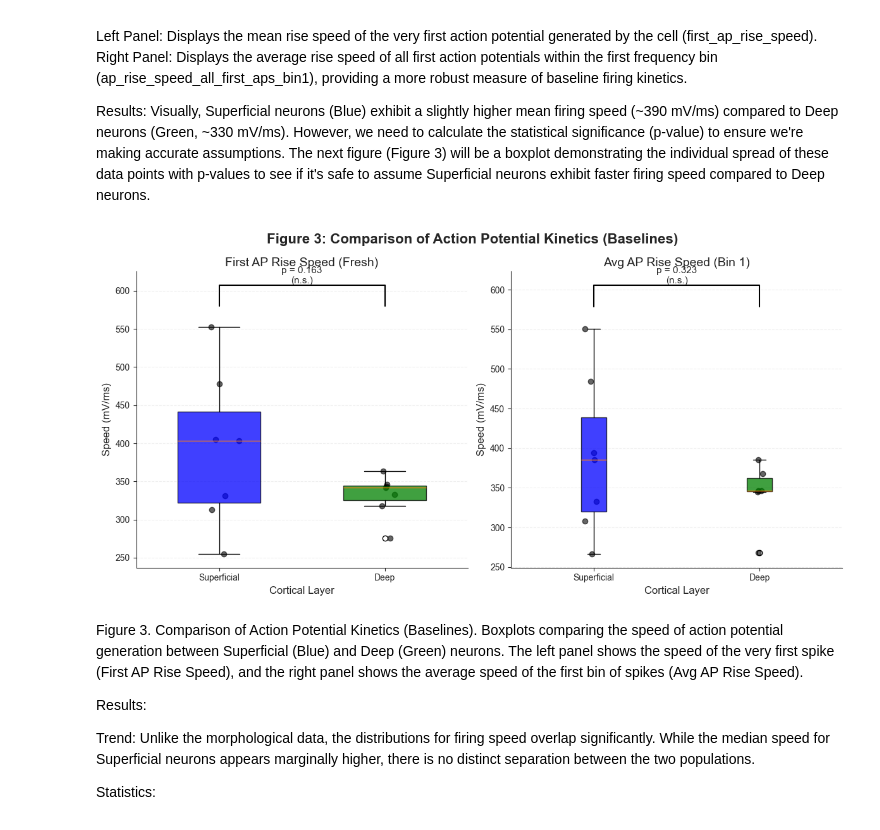
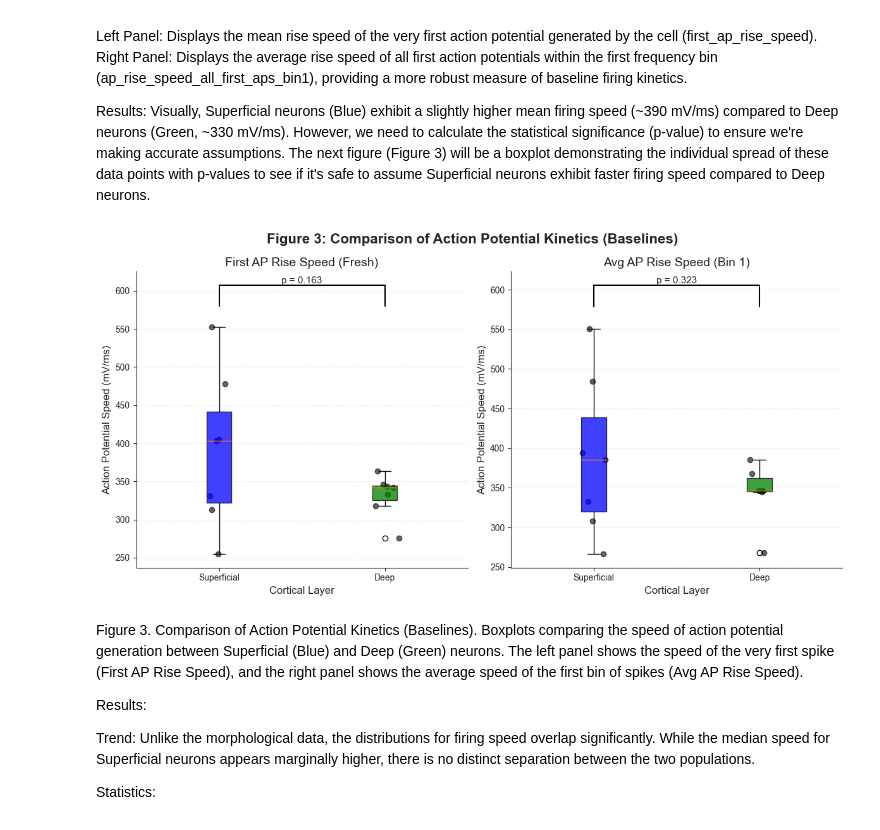
Before and after one commit to earanda4/Cell_Types_Project, a Jupyter notebook: Cell_Types_Project_Draft.ipynb, the cells around one changed output. Drawn from its saved outputs; the diff is of its cells as text; code cells hidden in the pictures.

Commit message:
updating plots

```diff
--- a/Cell_Types_Project_Draft.ipynb
+++ b/Cell_Types_Project_Draft.ipynb
@@ -103,6 +103,9 @@ df.head()
 # renaming columns, for standardization and to remove quotation marks from column name
 df.rename(columns={"'IQ'": 'iq', "Cell id": 'cell_id', 'Patient number': 'patient_number', "'Cortical depth of the cell from pia, um'": 'cortical_depth_from_pia(um)', "'TDL, mm'": 'tot_dendritic_length'}, inplace=True)
 df.rename(columns={"'Number of branch points'":'num_branch_points', "'Relative cortical depth'":'relative_cortical_depth', 'First AP rise speed': 'first_ap_rise_speed', "'APriseSpeed All First APs bin1'": 'ap_rise_speed_all_first_aps_bin1',"'APriseSpeed 20-40 Hz'": 'ap_rise_speed_20-40hz', "'APriseSpeed 20-40 Hz relative values'":'ap_rise_speed_20-40hz_relative', "'Average cortical thickness temporal lobe, mm'":'avg_cortical_thickness_temporal(mm)', "'Cortical Thickness Left, mm'":'cortical_thickness_left(mm)',"'Cortical Thickness Right, mm'":'cortical_thickness_right(mm)', "'Cortical Thickness resected hemisphere, mm'":'cortical_thickness_respected_hemi(mm)', 'Cut-off frequency [Hz]':'cut-off_freq(hz)', 'Phase slope [1/ms]':'phase_slope(1/ms)'}, inplace=True)
+# %%
+# Drop NA values in the columns of interest for our analysis
+df.dropna(subset=['tot_dendritic_length', 'iq'], inplace=True)
 # %%
 
 num_columns = list(df.columns)
@@ -189,7 +196,7 @@ sns.set_style("ticks")
 fig, ax = plt.subplots(figsize=(8, 6))
 # superficial_dendritic_length = superficial_df['tot_dendritic_length']
 # deep_dendritic_length = deep_df['tot_dendritic_length']
-tot_dendritic_length_list = [superficial_df['tot_dendritic_length'].dropna(), deep_df['tot_dendritic_length'].dropna()]
+tot_dendritic_length_list = [superficial_df['tot_dendritic_length'], deep_df['tot_dendritic_length']]
 
 bplot = ax.boxplot(tot_dendritic_length_list, patch_artist=True, labels=labels)
 plt.xticks([1,2],['Superficial', 'Deep'])
@@ -290,7 +297,7 @@ data_list.append(superficial_df[ap_columns[0]].dropna()) # superficial raw data
 data_list.append(deep_df[ap_columns[0]].dropna())       # deep raw data
 
 # Draw Boxplot
-bplot1 = axs[0].boxplot(data_list, patch_artist=True, labels=labels, widths=0.5)
+bplot1 = axs[0].boxplot(data_list, patch_artist=True, labels=labels)
 for patch, color in zip(bplot1['boxes'], colors):
     patch.set_facecolor(color)
     patch.set_alpha(0.75)
@@ -307,50 +314,52 @@ y_max = max(data_list[0].max(), data_list[1].max())
 h = y_max * 0.05
 y_line = y_max + h
 axs[0].plot([1, 1, 2, 2], [y_line, y_line+h, y_line+h, y_line], lw=1.5, c='black')
-axs[0].text(1.5, y_line + h, f'p = {p:.3f}\n(n.s.)', ha='center', va='bottom', fontsize=11)
+axs[0].text(1.5, y_line + h, f'p = {p:.3f}', ha='center', va='bottom', fontsize=11)
 
 axs[0].set_title('First AP Rise Speed (Fresh)', fontsize=14)
-axs[0].set_ylabel('Speed (mV/ms)', fontsize=12)
+axs[0].set_ylabel('Action Potential Speed (mV/ms)', fontsize=12)
 axs[0].set_xlabel('Cortical Layer', fontsize=12)
 axs[0].grid(axis='y', linestyle='--', alpha=0.3)
 sns.despine(ax=axs[0])
 
 
 # Reset data list for the second plot
+
 data_list = []
+# for this subset, we drop na values
 data_list.append(superficial_df[ap_columns[1]].dropna())
 data_list.append(deep_df[ap_columns[1]].dropna())
 
 bplot2 = axs[1].boxplot(data_list, patch_artist=True, labels=labels)
 for patch, color in zip(bplot2['boxes'], colors):
     patch.set_facecolor(color)
     patch.set_alpha(0.75)
 
 # Adding jittered scatter points to show individual data
 for i, d in enumerate(data_list):
     y = d
     x = np.random.normal(i + 1, 0.04, size=len(y))
     axs[1].scatter(x, y, alpha=0.6, color='black')
 
 # Ttest and Stats Bracket
 t, p = stats.ttest_ind(data_list[0], data_list[1])
 y_max = max(data_list[0].max(), data_list[1].max())
 h = y_max * 0.05
 y_line = y_max + h
 axs[1].plot([1, 1, 2, 2], [y_line, y_line+h, y_line+h, y_line], lw=1.5, c='black')
-axs[1].text(1.5, y_line + h, f'p = {p:.3f}\n(n.s.)', ha='center', va='bottom', fontsize=11)
+axs[1].text(1.5, y_line + h, f'p = {p:.3f}', ha='center', va='bottom', fontsize=11)
 
 axs[1].set_title('Avg AP Rise Speed (Bin 1)', fontsize=14)
-axs[1].set_ylabel('Speed (mV/ms)', fontsize=12)
+axs[1].set_ylabel('Action Potential Speed (mV/ms)', fontsize=12)
 axs[1].set_xlabel('Cortical Layer', fontsize=12)
 axs[1].grid(axis='y', linestyle='--', alpha=0.3)
 sns.despine(ax=axs[1])
 
 plt.suptitle('Figure 3: Comparison of Action Potential Kinetics (Baselines)', fontsize=16, fontweight='bold')
 plt.tight_layout()
 plt.show()
 # %% [output]
-[figure, old version]
+[figure, new version]
 # %% [markdown]
 Figure 3. Comparison of Action Potential Kinetics (Baselines). Boxplots comparing the speed of action potential generation between Superficial (Blue) and Deep (Green) neurons. The left panel shows the speed of the very first spike (First AP Rise Speed), and the right panel shows the average speed of the first bin of spikes (Avg AP Rise Speed).
 
```
Also changed, not shown: parts of 10 cells of this notebook, 1 other file.
